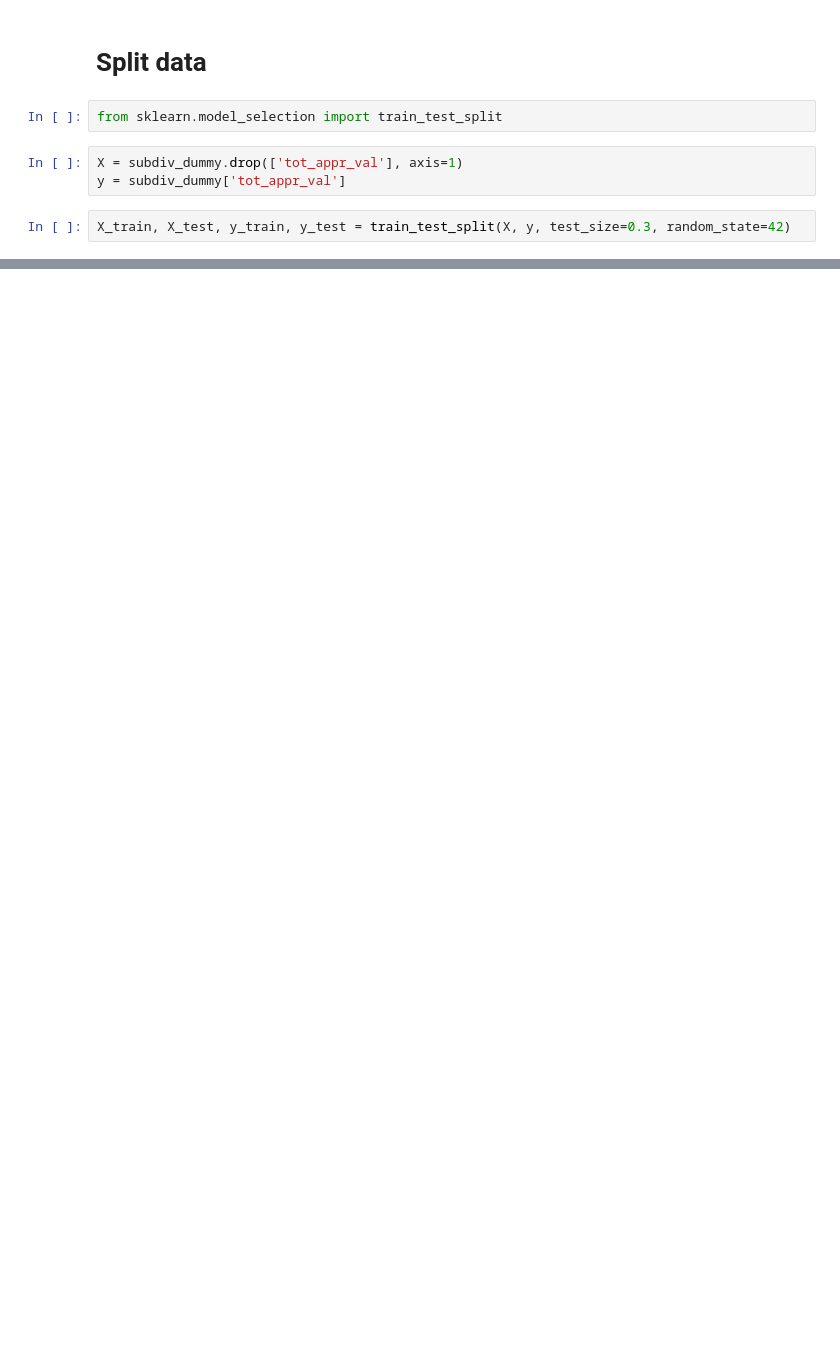
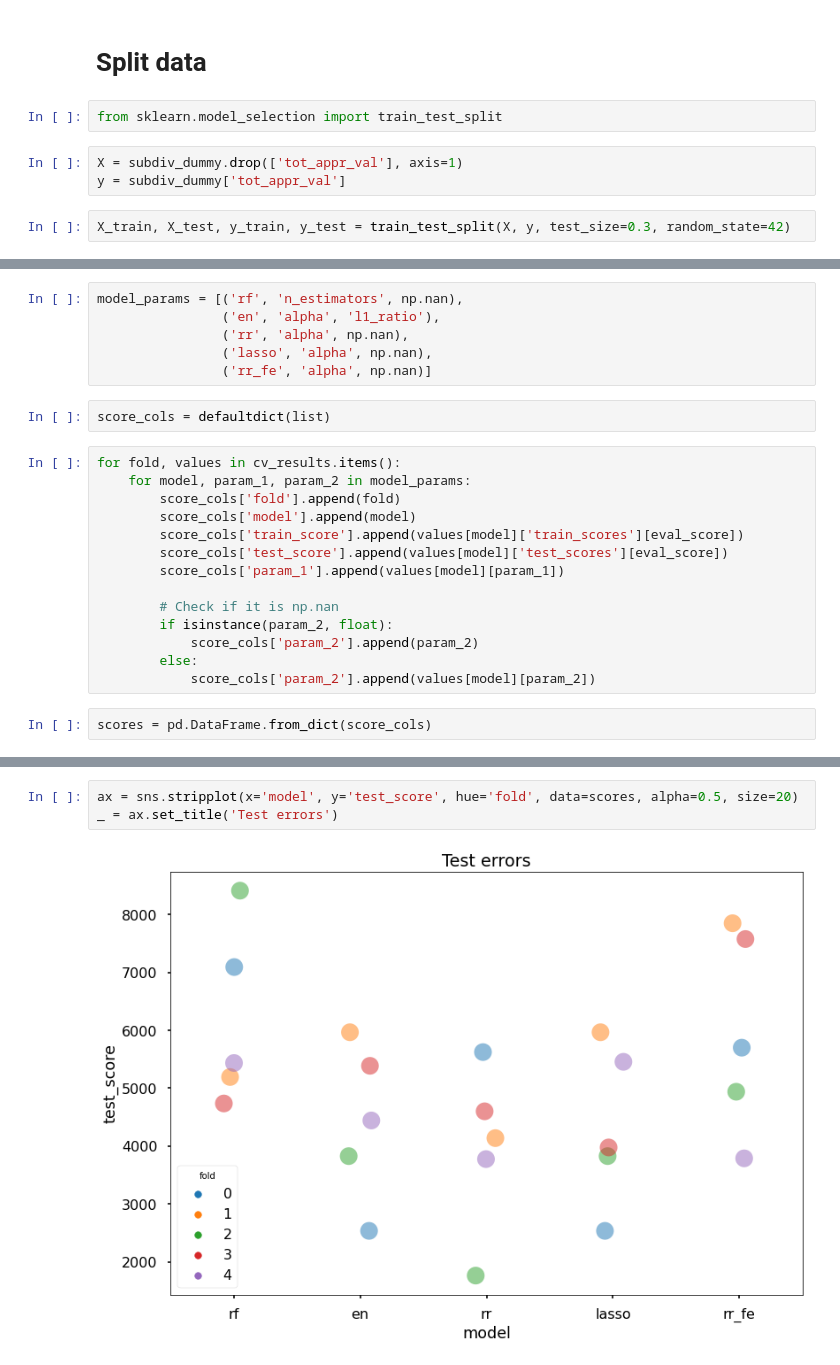
Before and after one commit to RafaelPinto/hcad_pred, a Jupyter notebook: notebooks/01_Exploratory/3.1-rp-hcad-preprocessing_data_split_CV_feature_selection_and_modeling.ipynb, the cells around one changed output, grey strips where cells are left out. Cells and saved outputs as stored; diff of their text form; blank space fills up the shorter version.

Commit message:
Add modeling notebook and predict target house value

```diff
--- a/notebooks/01_Exploratory/3.1-rp-hcad-preprocessing_data_split_CV_feature_selection_and_modeling.ipynb
+++ b/notebooks/01_Exploratory/3.1-rp-hcad-preprocessing_data_split_CV_feature_selection_and_modeling.ipynb
@@ -164,0 +405,24 @@ https://stats.stackexchange.com/questions/266225/step-by-step-explanation-of-k-f
+# %%
+model_params = [('rf', 'n_estimators', np.nan),
+                ('en', 'alpha', 'l1_ratio'),
+                ('rr', 'alpha', np.nan),
+                ('lasso', 'alpha', np.nan),
+                ('rr_fe', 'alpha', np.nan)]
+# %%
+score_cols = defaultdict(list)
+# %%
+for fold, values in cv_results.items():
+    for model, param_1, param_2 in model_params:
+        score_cols['fold'].append(fold)
+        score_cols['model'].append(model)
+        score_cols['train_score'].append(values[model]['train_scores'][eval_score])
+        score_cols['test_score'].append(values[model]['test_scores'][eval_score])
+        score_cols['param_1'].append(values[model][param_1])
+
+        # Check if it is np.nan
+        if isinstance(param_2, float):
+            score_cols['param_2'].append(param_2)
+        else:
+            score_cols['param_2'].append(values[model][param_2])
+# %%
+scores = pd.DataFrame.from_dict(score_cols)
@@ -164,0 +449,5 @@ https://stats.stackexchange.com/questions/266225/step-by-step-explanation-of-k-f
+# %%
+ax = sns.stripplot(x='model', y='test_score', hue='fold', data=scores, alpha=0.5, size=20)
+_ = ax.set_title('Test errors')
+# %% [output]
+[figure, added]
```
Also changed, not shown: parts of 77 cells of this notebook, 7 other files.
